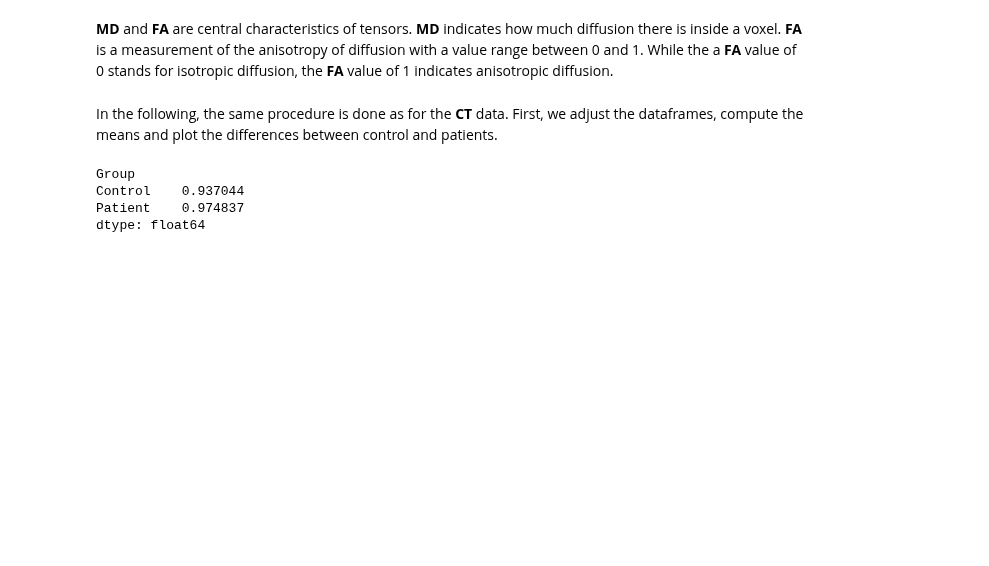
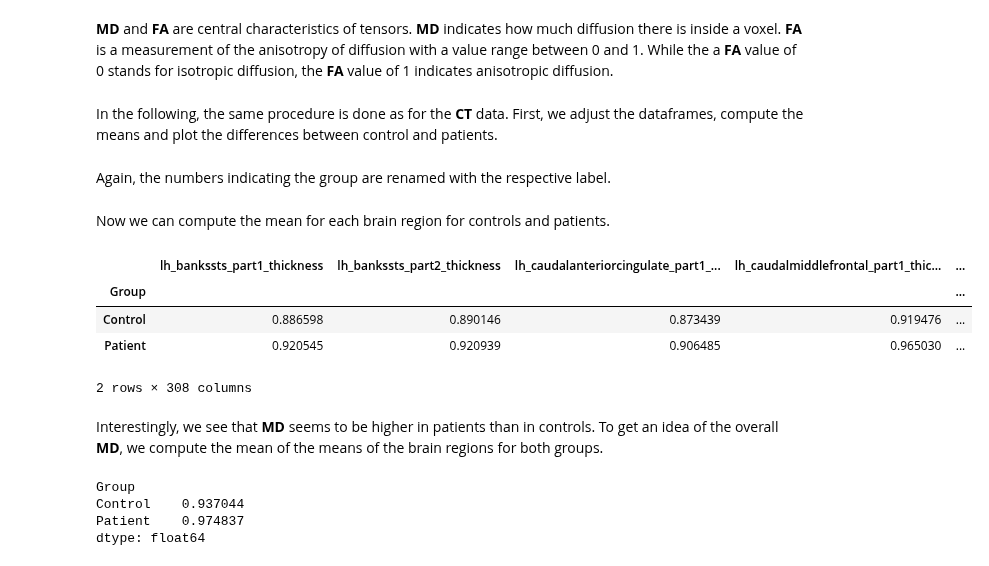
Before and after one commit to mello-y/MSc5_research_project, a Jupyter notebook: content/code/Data_exploration.ipynb, the cells around one changed output. Drawn from its saved outputs; the diff is of its cells as text; code cells hidden in the pictures; blank space fills up the shorter version.

```diff
--- a/content/code/Data_exploration.ipynb
+++ b/content/code/Data_exploration.ipynb
@@ -476,16 +490,25 @@ In the following, the same procedure is done as for the **CT** data. First, we a
 MD_Dublin_ad = MD_Dublin.drop(['Subject ID','Age', 'Sex'], axis=1)
 
 FA_Dublin_ad = FA_Dublin.drop(['Subject ID','Age', 'Sex'], axis=1)
+# %% [markdown]
+Again, the numbers indicating the group are renamed with the respective label.
 # %%
 MD_Dublin_ad['Group'] = MD_Dublin_ad['Group'].replace([1,2],['Control', 'Patient'])
 
 FA_Dublin_ad['Group'] = FA_Dublin_ad['Group'].replace([1,2],['Control', 'Patient'])
+# %% [markdown]
+Now we can compute the mean for each brain region for controls and patients.
 # %%
-#compute means for patients and control in each brain region
-
 MD_means = MD_Dublin_ad.groupby('Group').mean()
-
-FA_means = FA_Dublin_ad.groupby('Group').mean()
+MD_means
+# %% [output]
+|  | lh_bankssts_part1_thickness | lh_bankssts_part2_thickness | lh_caudalanteriorcingulate_part1_... | lh_caudalmiddlefrontal_part1_thic... | ... |
+| Group |  |  |  |  | ... |
+| Control | 0.886598 | 0.890146 | 0.873439 | 0.919476 | ... |
+| Patient | 0.920545 | 0.920939 | 0.906485 | 0.965030 | ... |
+2 rows × 308 columns
+# %% [markdown]
+Interestingly, we see that **MD** seems to be higher in patients than in controls. To get an idea of the overall **MD**, we compute the mean of the means of the brain regions for both groups.
 # %%
 #mean of means of mean diffusivity for control and patients
 
```
Also changed, not shown: parts of 27 cells of this notebook.
